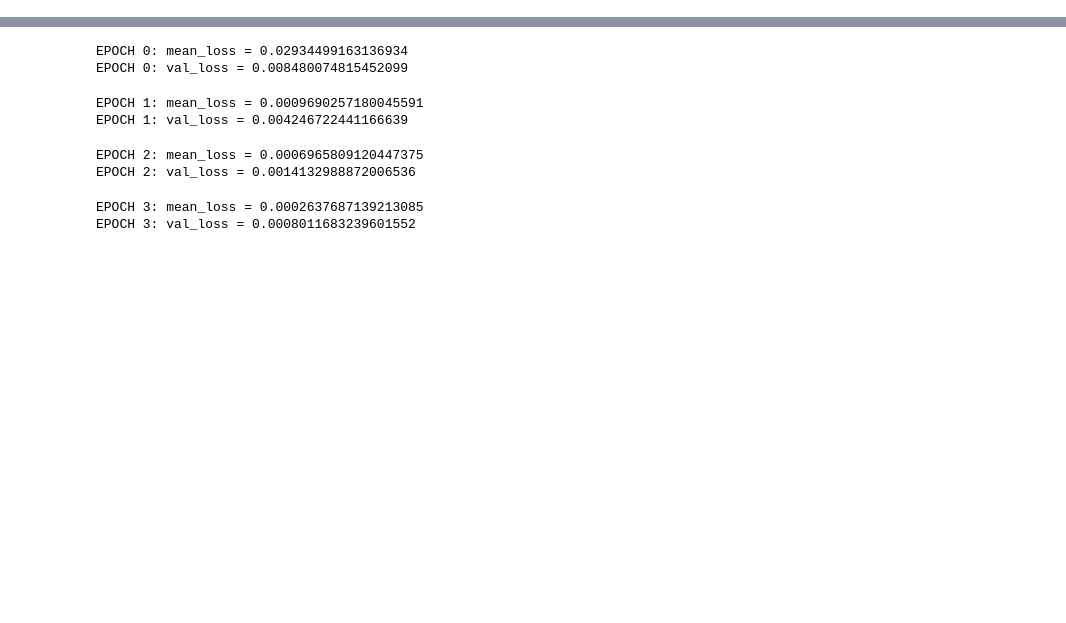
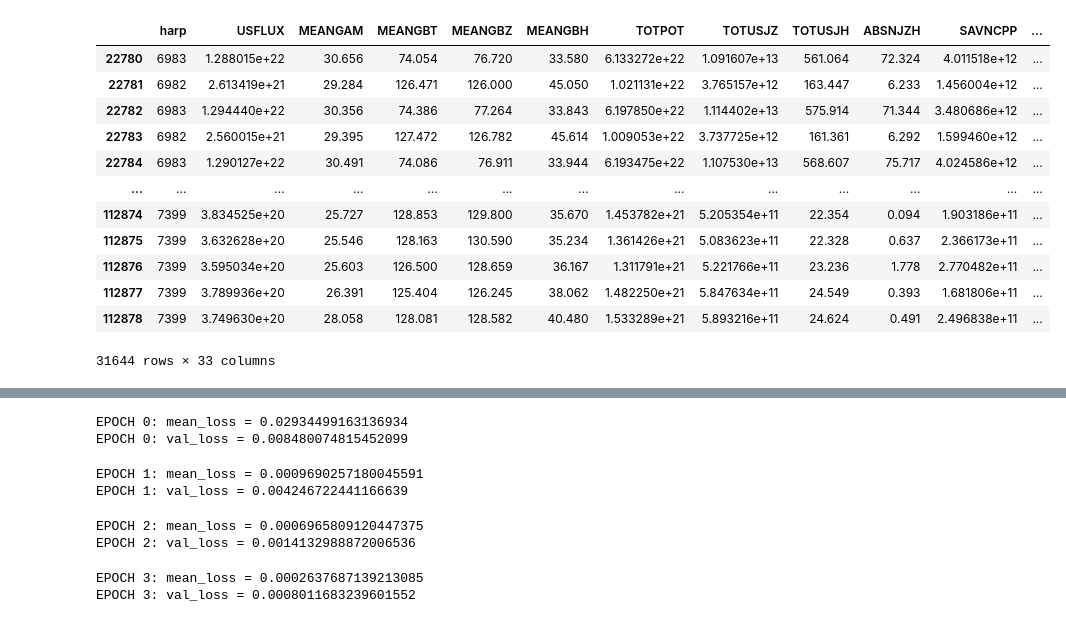
Before and after one commit to ptrc-n/laughing-octo-sniffle, a Jupyter notebook: app/data/test_save.ipynb, the cells around one changed output, grey strips where cells are left out. Drawn from its saved outputs; the diff is of its cells as text; code cells hidden in the pictures; blank space fills up the shorter version.

Commit message:
improved data preprocessing for training data (needs further improvement)

```diff
--- a/app/data/test_save.ipynb
+++ b/app/data/test_save.ipynb
@@ -145,0 +30,59 @@ False
+# %%
+out_data = pd.read_csv("/mnt/hackathon2021/Weltraumwetterlage/train_data/output.csv")
+out_data["Long"] = np.maximum(out_data["Gp_Long"].to_numpy(), out_data["Gs_Long"].to_numpy())
+out_data["Short"] = np.maximum(out_data["Gp_Short"].to_numpy(), out_data["Gs_Short"].to_numpy())
+out_data = out_data[["timestamp", "Long", "Short"]]
+xray_df = out_data
+xray_df = xray_df[(xray_df["Short"] > 0.0) & (xray_df["Long"] > 0.0)]
+
+xray_columns = xray_df.columns
+metadata["xray_mean"] = xray_df[xray_columns[1:]].mean().to_numpy()
+metadata["xray_std"] = xray_df[xray_columns[1:]].std().to_numpy()
+
+# balance input data
+much_boom_bang = xray_df[xray_df["Long"] >= 1.0e-7]
+less_bomm_bang = xray_df[(xray_df["Long"] < 1.0e-7)].head(len(much_boom_bang))
+ts_much_boom_bang = much_boom_bang["timestamp"]
+ts_less_bomm_bang = less_bomm_bang["timestamp"]
+x_ray_timestamps = ts_much_boom_bang.append(ts_less_bomm_bang)
+xray_df = much_boom_bang.append(less_bomm_bang)
+
+xray_df_notime = xray_df[xray_columns[1:]]
+xray_df_notime -= metadata["xray_mean"]
+xray_df_notime += metadata["xray_std"]
+xray_df_notime["timestamp"] = x_ray_timestamps
+xray_df = xray_df_notime
+xray_df = xray_df.sort_values("timestamp")
+x_ray_timestamps = x_ray_timestamps.sort_values()
+x_ray_timestamps
+
+
+
+sharp_df = pd.read_csv("/mnt/hackathon2021/Weltraumwetterlage/train_data/input.csv")
+sharp_columns = sharp_df.columns
+metadata["sharp_mean"] = sharp_df[sharp_columns[1:]].mean().to_numpy()
+metadata["sharp_std"] = sharp_df[sharp_columns[1:]].std().to_numpy()
+
+# balance input data
+sharp_df["keep"] = sharp_df["timestamp"].apply(lambda x: x in x_ray_timestamps.values)
+sharp_df = sharp_df[sharp_df["keep"] == False]
+sharp_df_notime = sharp_df.drop(columns=["keep", "timestamp"])
+
+sharp_df_notime -= metadata["sharp_mean"]
+sharp_df_notime /= metadata["sharp_std"]
+sharp_df_notime["timestamp"] = sharp_df["timestamp"]
+sharp_df = sharp_df_notime
+# %% [output]
+|  | harp | USFLUX | MEANGAM | MEANGBT | MEANGBZ | MEANGBH | TOTPOT | TOTUSJZ | TOTUSJH | ABSNJZH | SAVNCPP | ... |
+| 22780 | 6983 | 1.288015e+22 | 30.656 | 74.054 | 76.720 | 33.580 | 6.133272e+22 | 1.091607e+13 | 561.064 | 72.324 | 4.011518e+12 | ... |
+| 22781 | 6982 | 2.613419e+21 | 29.284 | 126.471 | 126.000 | 45.050 | 1.021131e+22 | 3.765157e+12 | 163.447 | 6.233 | 1.456004e+12 | ... |
+| 22782 | 6983 | 1.294440e+22 | 30.356 | 74.386 | 77.264 | 33.843 | 6.197850e+22 | 1.114402e+13 | 575.914 | 71.344 | 3.480686e+12 | ... |
+| 22783 | 6982 | 2.560015e+21 | 29.395 | 127.472 | 126.782 | 45.614 | 1.009053e+22 | 3.737725e+12 | 161.361 | 6.292 | 1.599460e+12 | ... |
+| 22784 | 6983 | 1.290127e+22 | 30.491 | 74.086 | 76.911 | 33.944 | 6.193475e+22 | 1.107530e+13 | 568.607 | 75.717 | 4.024586e+12 | ... |
+| ... | ... | ... | ... | ... | ... | ... | ... | ... | ... | ... | ... | ... |
+| 112874 | 7399 | 3.834525e+20 | 25.727 | 128.853 | 129.800 | 35.670 | 1.453782e+21 | 5.205354e+11 | 22.354 | 0.094 | 1.903186e+11 | ... |
+| 112875 | 7399 | 3.632628e+20 | 25.546 | 128.163 | 130.590 | 35.234 | 1.361426e+21 | 5.083623e+11 | 22.328 | 0.637 | 2.366173e+11 | ... |
+| 112876 | 7399 | 3.595034e+20 | 25.603 | 126.500 | 128.659 | 36.167 | 1.311791e+21 | 5.221766e+11 | 23.236 | 1.778 | 2.770482e+11 | ... |
+| 112877 | 7399 | 3.789936e+20 | 26.391 | 125.404 | 126.245 | 38.062 | 1.482250e+21 | 5.847634e+11 | 24.549 | 0.393 | 1.681806e+11 | ... |
+| 112878 | 7399 | 3.749630e+20 | 28.058 | 128.081 | 128.582 | 40.480 | 1.533289e+21 | 5.893216e+11 | 24.624 | 0.491 | 2.496838e+11 | ... |
+31644 rows × 33 columns
```
Also changed, not shown: parts of 4 cells of this notebook.
